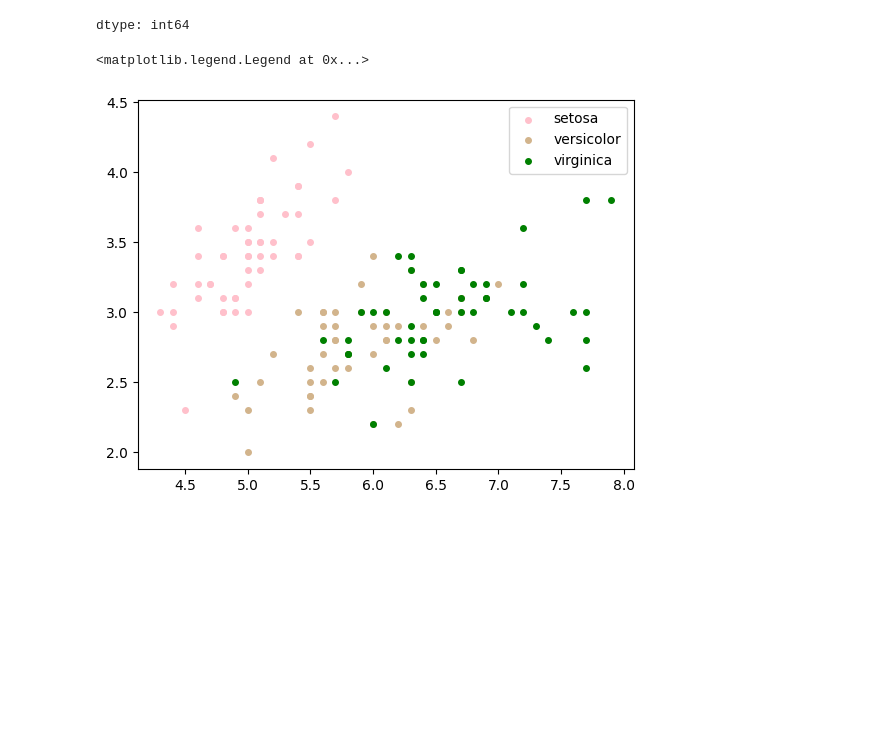
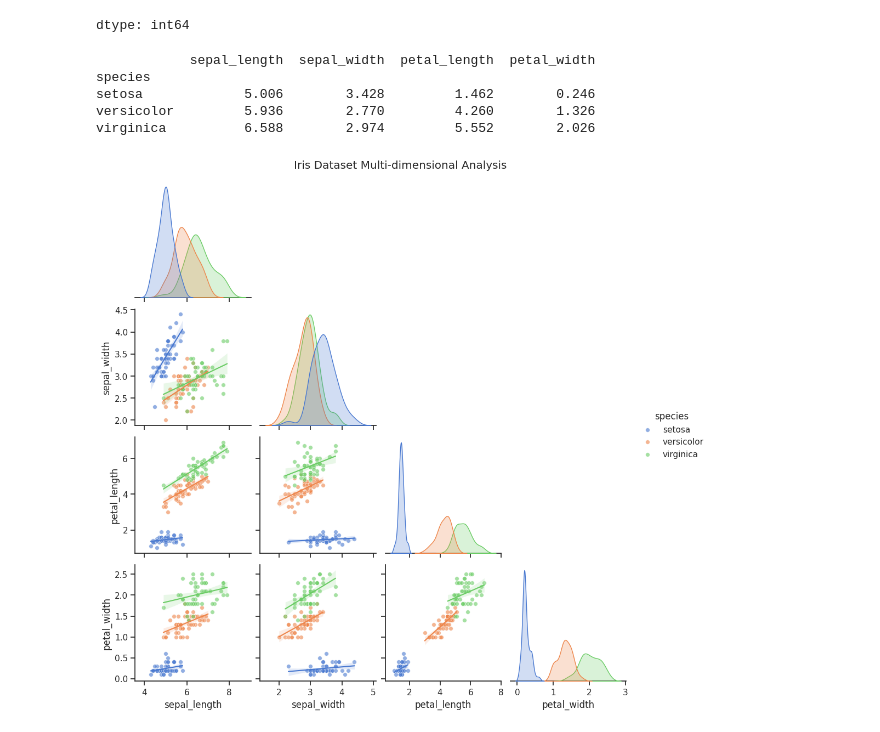
Before and after one commit to BarryS27/Iris-Data-Analysis, a Jupyter notebook: Iris_Flower.ipynb, the cells around one changed output. Cells and saved outputs as stored; diff of their text form; code cells hidden in the pictures; blank space fills up the shorter version.

Commit message:
Completed Part 1 with violin plots and box plots and scatter plots and kde using seaborn

```diff
--- a/Iris_Flower.ipynb
+++ b/Iris_Flower.ipynb
@@ -31,3 +27,11 @@ avg_petal_width = df.groupby("species")["petal_width"].mean().reset_index()
+# %%
+print(df.groupby("species").mean())
+# %% [output]
+            sepal_length  sepal_width  petal_length  petal_width
+species
+setosa             5.006        3.428         1.462        0.246
+versicolor         5.936        2.770         4.260        1.326
+virginica          6.588        2.974         5.552        2.026
 # %%
 species = {
 "setosa": df[df["species"] == "setosa"],
@@ -38,11 +43,25 @@ colors = ["pink","tan","green"]
-# %%
-for name, color in zip(species, colors):
-    plt.scatter(species[name].sepal_length,
-                species[name].sepal_width,
-                c=color,
-                s=16,
-                label=name)
-plt.legend()
-# %% [output]
-<matplotlib.legend.Legend at 0x...>
-[figure, removed]
+# %%
+sns.set_style("ticks")
+
+sns.pairplot(
+    data=df,
+    hue="species",
+    kind="reg",
+    diag_kind="kde",
+    palette="muted",
+    corner=True,
+    plot_kws={
+        "scatter_kws": {
+          "alpha": 0.6,
+          "s": 30,
+          "edgecolor": "white",
+          "linewidths": 0.5
+        },
+        "line_kws": {"linewidth": 1.5}
+    }
+)
+
+plt.suptitle("Iris Dataset Multi-dimensional Analysis", y=1.02)
+plt.show()
+# %% [output]
+[figure, added]
```
Also changed, not shown: parts of 4 cells of this notebook.
